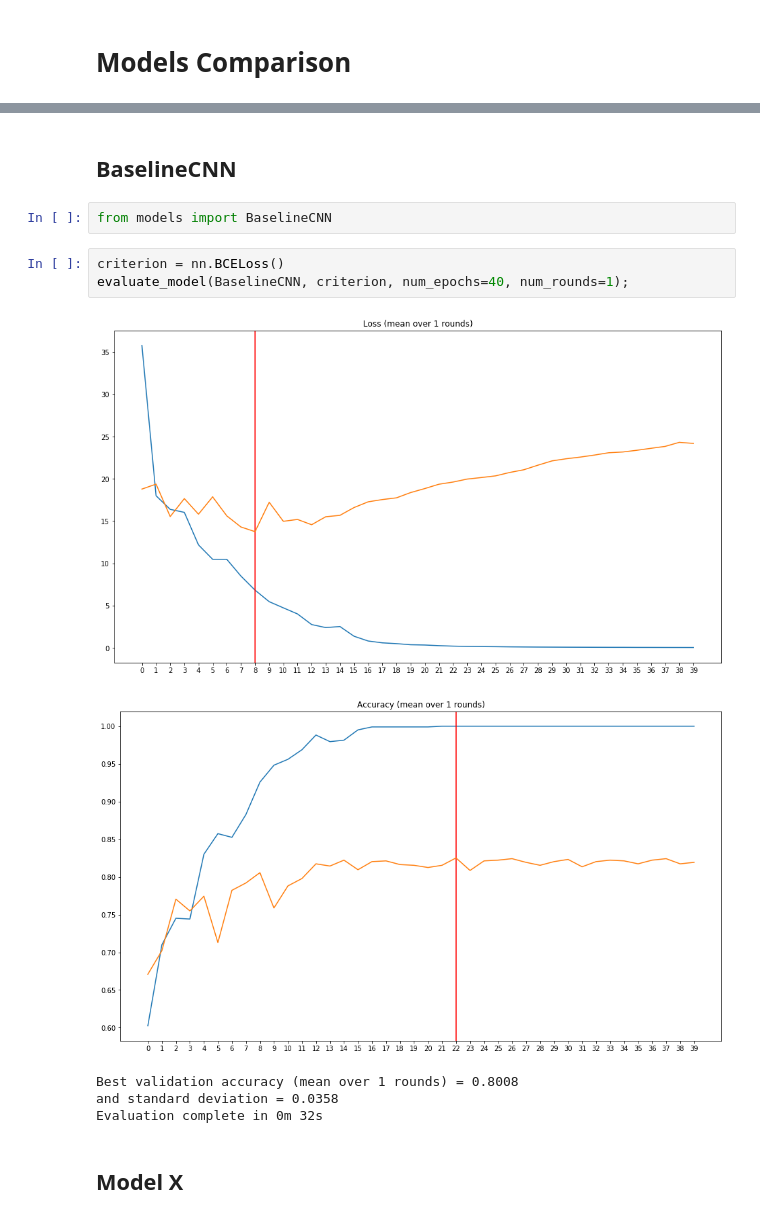
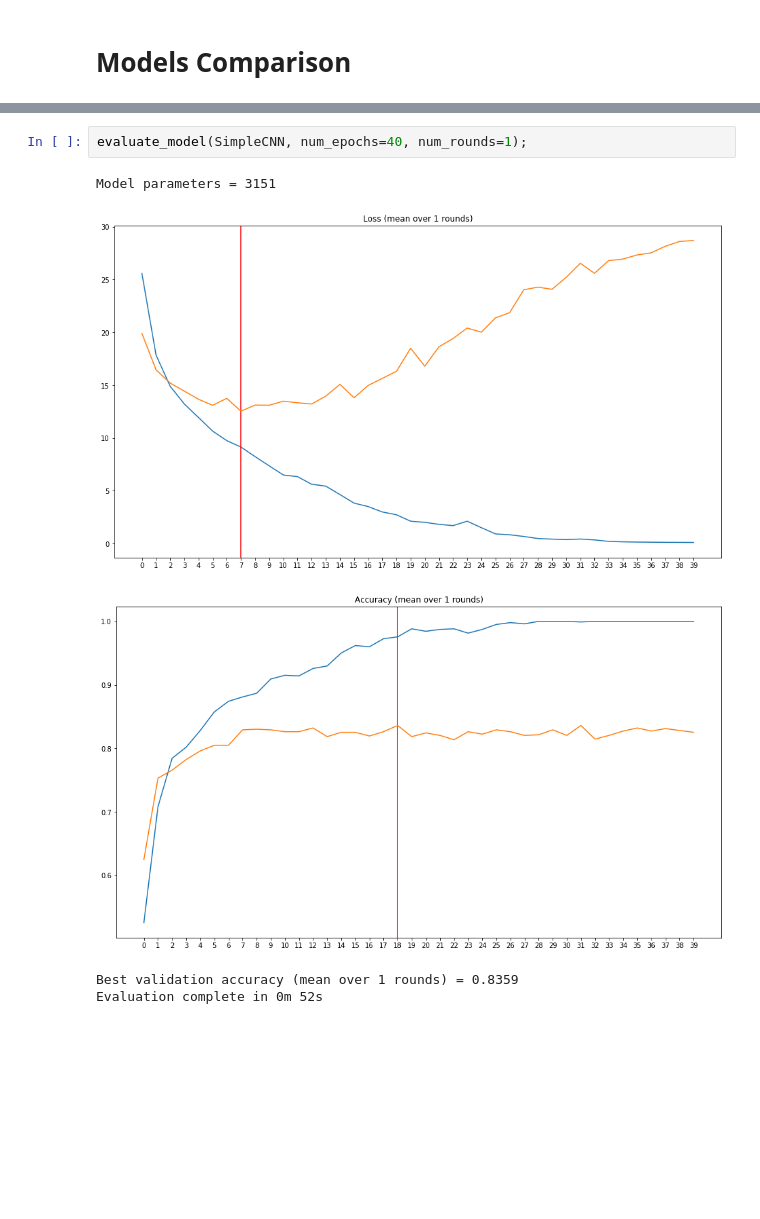
Before and after one commit to gregunz/DeepLearning2019, a Jupyter notebook: Proj1/Project1.ipynb, the cells around one changed output, grey strips where cells are left out. Cells and saved outputs as stored; diff of their text form; blank space fills up the shorter version.

Commit message:
4 models done

```diff
--- a/Proj1/Project1.ipynb
+++ b/Proj1/Project1.ipynb
@@ -68,15 +68,8 @@ Evaluation complete in 0m 17s
-# %% [markdown]
-## BaselineCNN
-# %%
-from models import BaselineCNN
 # %%
-criterion = nn.BCELoss()
-evaluate_model(BaselineCNN, criterion, num_epochs=40, num_rounds=1);
+evaluate_model(SimpleCNN, num_epochs=40, num_rounds=1);
 # %% [output]
+Model parameters = 3151
-[figure, old version]
+[figure, new version]
-[figure, old version]
+[figure, new version]
-Best validation accuracy (mean over 1 rounds) = 0.8008
-and standard deviation = 0.0358
-Evaluation complete in 0m 32s
+Best validation accuracy (mean over 1 rounds) = 0.8359
+Evaluation complete in 0m 52s
-# %% [markdown]
-## Model X
```
Also changed, not shown: parts of 15 cells of this notebook, 3 other files.
